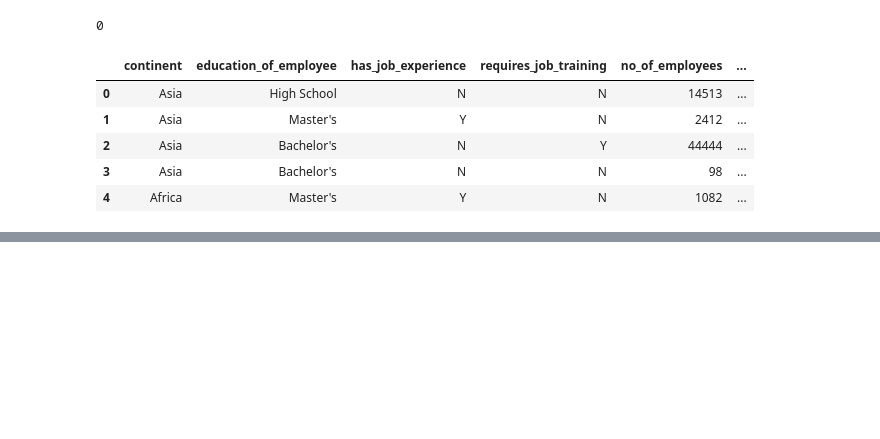
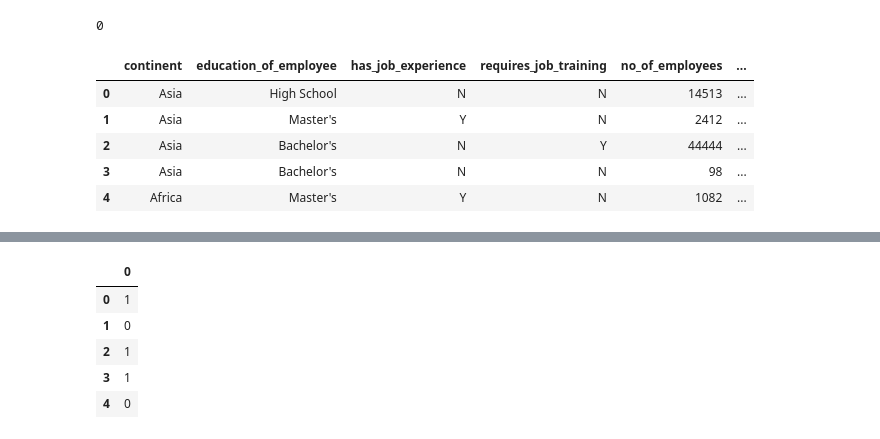
Before and after one commit to ushel/us-visa-approval-system, a Jupyter notebook: notebook/Feature_Engineering_and_Model_Training.ipynb, the cells around one changed output, grey strips where cells are left out. Saved outputs shown, nothing was run; the diff lists cells and outputs as text; code cells hidden in the pictures; blank space fills up the shorter version.

```diff
--- a/notebook/Feature_Engineering_and_Model_Training.ipynb
+++ b/notebook/Feature_Engineering_and_Model_Training.ipynb
@@ -57,0 +134,13 @@ class MODEL_NAMEDetailView(DetailView):
+# %%
+# As value of y is categorical hence need to convert it into Denied is encoded as 1 and certified is encoded as 0
+y = np.where(y=='Denied',1,0)
+# %%
+y = pd.DataFrame(y)
+y.head()
+# %% [output]
+|  | 0 |
+| 0 | 1 |
+| 1 | 0 |
+| 2 | 1 |
+| 3 | 1 |
+| 4 | 0 |
```
Also changed, not shown: parts of 41 cells of this notebook, 4 other files.
